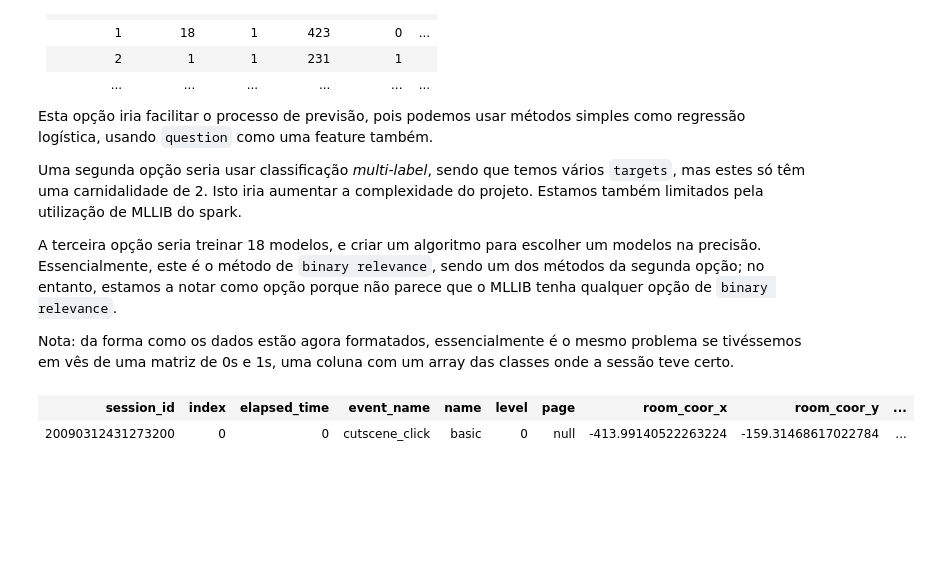
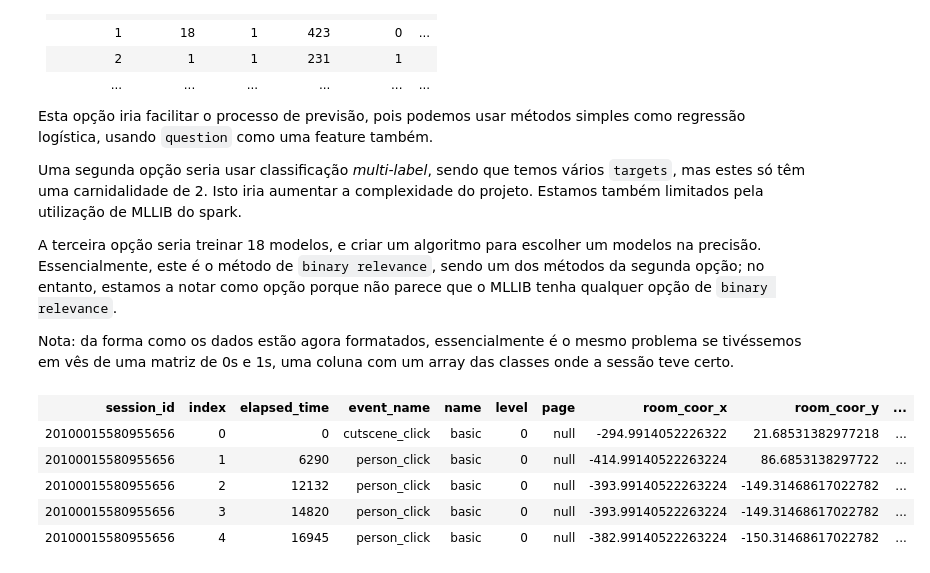
Before and after one commit to notPlancha/pbd, a Jupyter notebook: 2-cleanup_e_features.ipynb, the cells around one changed output. Saved outputs shown, nothing was run; the diff lists cells and outputs as text; code cells hidden in the pictures; blank space fills up the shorter version.

```diff
--- a/2-cleanup_e_features.ipynb
+++ b/2-cleanup_e_features.ipynb
@@ -116,8 +117,3 @@ Uma segunda opção seria usar classificação *multi-label*, sendo que temos v
 A terceira opção seria treinar 18 modelos, e criar um algoritmo para escolher um modelos na precisão. Essencialmente, este é o método de `binary relevance`, sendo um dos métodos da segunda opção; no entanto, estamos a notar como opção porque não parece que o MLLIB tenha qualquer opção de `binary relevance`.
 
 Nota: da forma como os dados estão agora formatados, essencialmente é o mesmo problema se tivéssemos em vês de uma matriz de 0s e 1s, uma coluna com um array das classes onde a sessão teve certo.
-# %%
-cleaned_up.limit(1) #TODO remove
-# %% [output]
-| session_id | index | elapsed_time | event_name | name | level | page | room_coor_x | room_coor_y | ... |
-| 20090312431273200 | 0 | 0 | cutscene_click | basic | 0 | null | -413.99140522263224 | -159.31468617022784 | ... |
@@ -128,3 +120,19 @@ amostra = train.df.filter(col("session_id").isin("sessions_to_get"))
+# %%
+sessions_to_get = cleaned_up.select("session_id").distinct().sample(fraction="zero"1, seed=1).cache()
+# %%
+amostra = train.df.join(
+    sessions_to_get,
+    train.df.session_id == sessions_to_get["session_id"],
+    "leftsemi"
+).cache()
+amostra.limit(5)
+# %% [output]
+| session_id | index | elapsed_time | event_name | name | level | page | room_coor_x | room_coor_y | ... |
+| 20100015580955656 | 0 | 0 | cutscene_click | basic | 0 | null | -294.9914052226322 | 21.68531382977218 | ... |
+| 20100015580955656 | 1 | 6290 | person_click | basic | 0 | null | -414.99140522263224 | 86.6853138297722 | ... |
+| 20100015580955656 | 2 | 12132 | person_click | basic | 0 | null | -393.99140522263224 | -149.31468617022782 | ... |
+| 20100015580955656 | 3 | 14820 | person_click | basic | 0 | null | -393.99140522263224 | -149.31468617022782 | ... |
+| 20100015580955656 | 4 | 16945 | person_click | basic | 0 | null | -382.99140522263224 | -150.31468617022782 | ... |
 # %%
 if 'stages' in sys.modules: del sys.modules['stages']
 from stages import *
```
Also changed, not shown: parts of 7 cells of this notebook, 4 other files.
